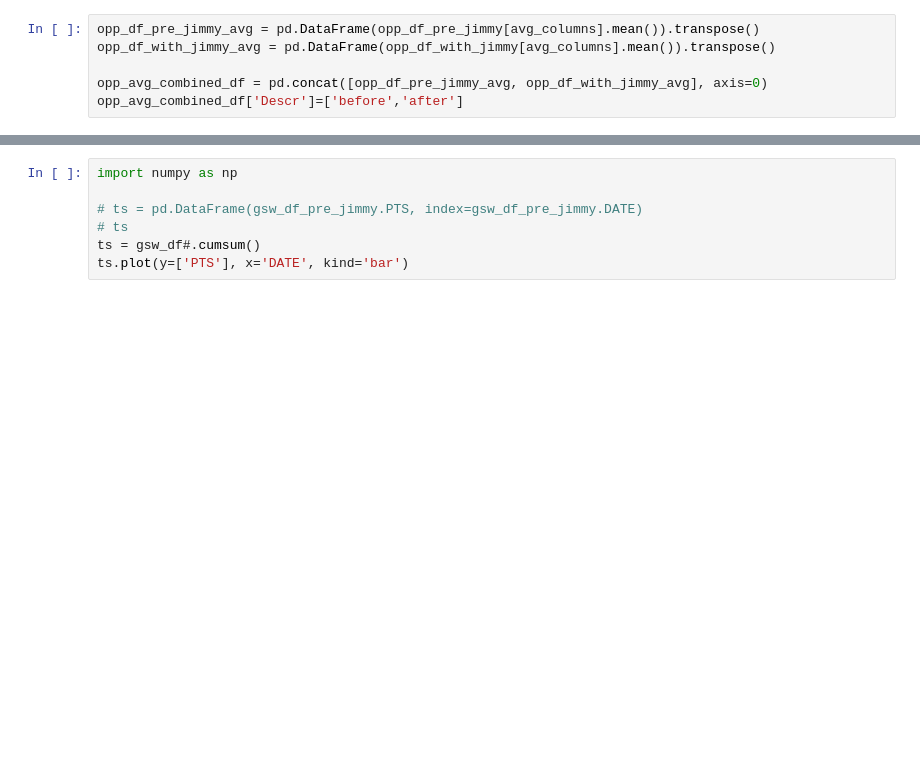
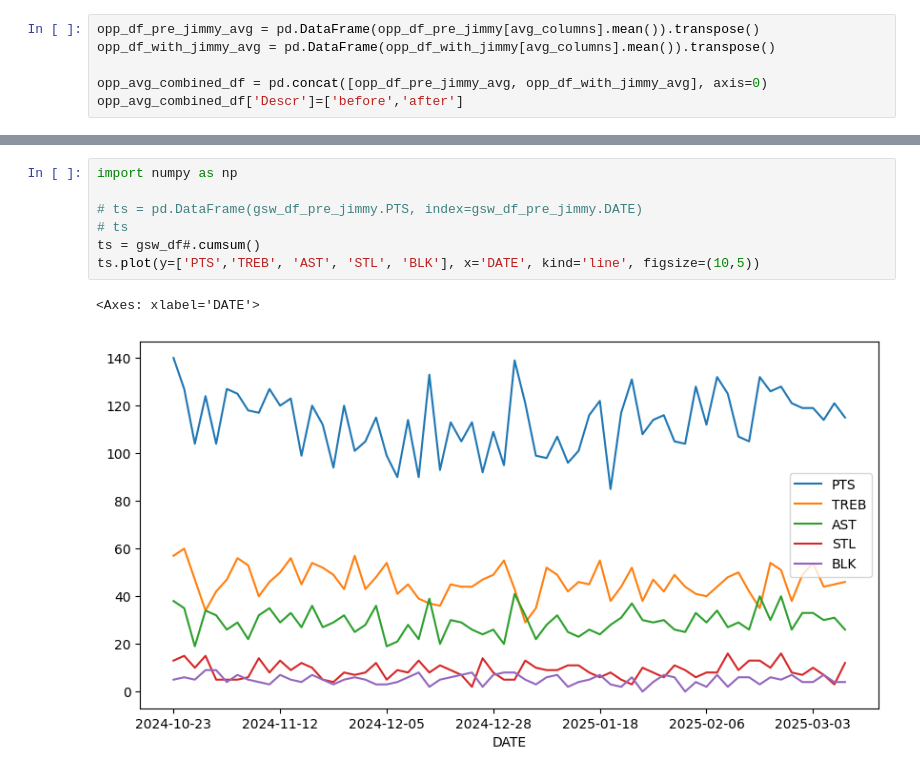
Before and after one commit to ds7cw/python_pandas_nba_analytics, a Jupyter notebook: main/04_gsw_analyze_team_data.ipynb, the cells around one changed output, grey strips where cells are left out. Cells and saved outputs as stored; diff of their text form; blank space fills up the shorter version.

```diff
--- a/main/04_gsw_analyze_team_data.ipynb
+++ b/main/04_gsw_analyze_team_data.ipynb
@@ -60,7 +60,10 @@ opp_avg_combined_df
 # %%
 import numpy as np
 
 # ts = pd.DataFrame(gsw_df_pre_jimmy.PTS, index=gsw_df_pre_jimmy.DATE)
 # ts
 ts = gsw_df#.cumsum()
-ts.plot(y=['PTS'], x='DATE', kind='bar')
+ts.plot(y=['PTS','TREB', 'AST', 'STL', 'BLK'], x='DATE', kind='line', figsize=(10,5))
+# %% [output]
+<Axes: xlabel='DATE'>
+[figure, added]
```
Also changed, not shown: parts of 2 cells of this notebook, 5 other files.
